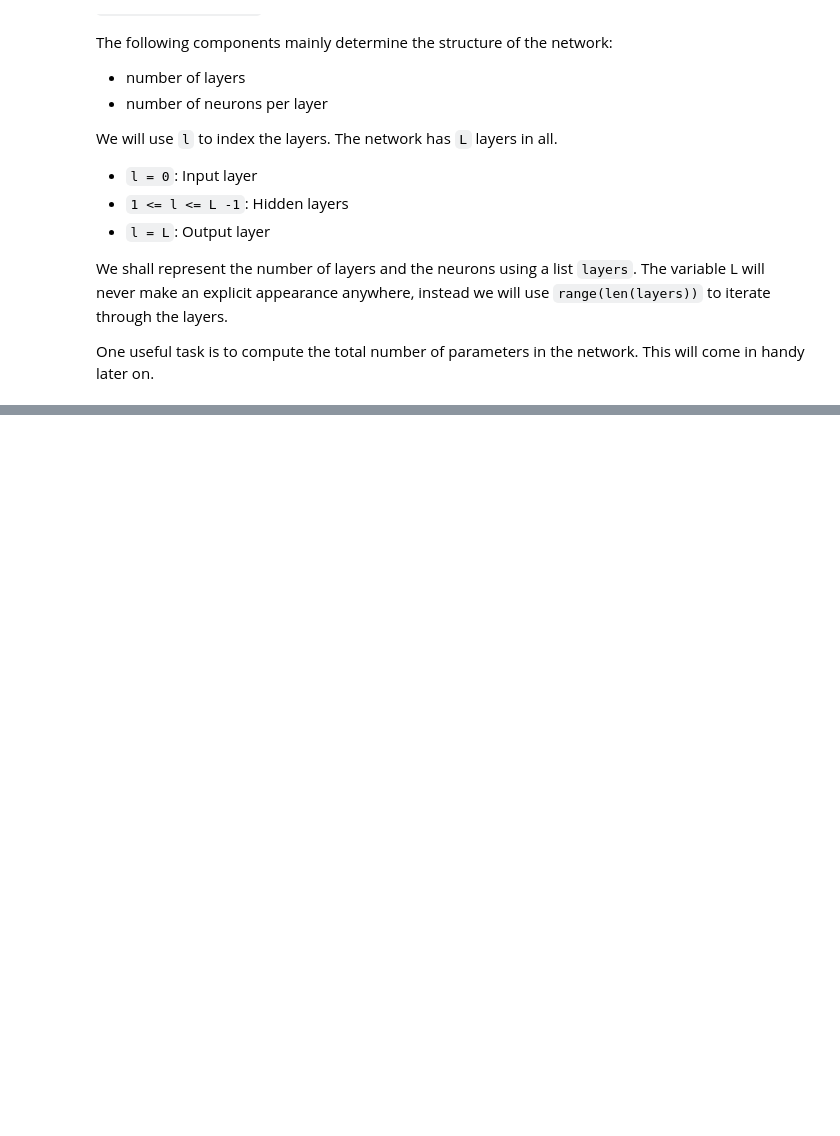
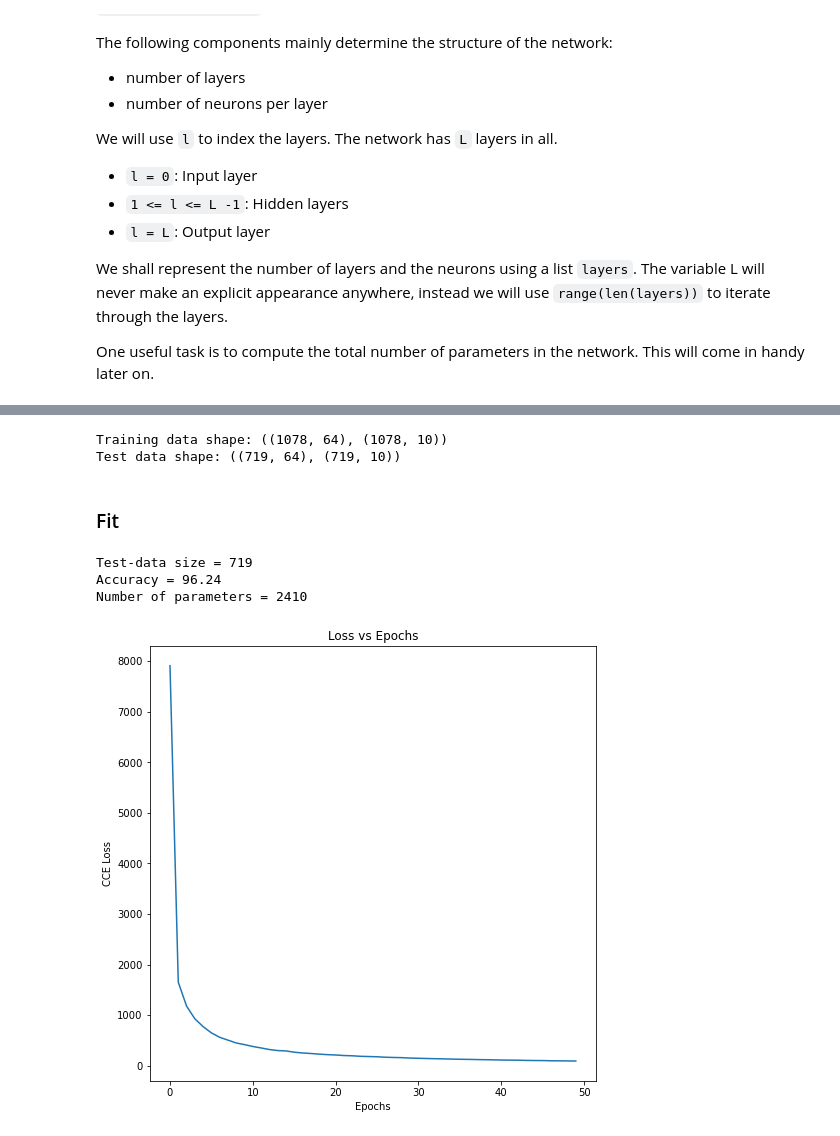
Before and after one commit to ganeshbmc/MLT, a Jupyter notebook: colabs_mlt/wk12_ann_mlt.ipynb, the cells around one changed output, grey strips where cells are left out. Cells and saved outputs as stored; diff of their text form; code cells hidden in the pictures; blank space fills up the shorter version.

```diff
--- a/colabs_mlt/wk12_ann_mlt.ipynb
+++ b/colabs_mlt/wk12_ann_mlt.ipynb
@@ -105,7 +105,7 @@ def softmax(z):
     z -= z.max(axis=1, keepdims=True)
 
     # Compute row-wise softmax
-    prob = np.exp(z) / np.exp(z).sum(axis=1, keep_dims=True)
+    prob = np.exp(z) / np.exp(z).sum(axis=1, keepdims=True)
 
     # Check if the row probability is a probability distribution
     assert np.allclose(prob.sum(axis=1), np.ones(z.shape[0]))
@@ -167,0 +351,46 @@ assert count_params([64, 5, 10]) == (64 * 5 + 5) + (5 * 10 + 10)
+# %%
+def onehot_encoder(y):
+    k = len(np.unique(y))
+    return np.eye(k)[y]
+# %%
+from sklearn.model_selection import train_test_split
+# random_state has the same seed value as rng
+X_train, X_test, y_train, y_test = train_test_split(X, y,
+                                                    test_size=0.4,
+                                                    random_state=seed)
+Y_train = onehot_encoder(y_train)
+Y_test = onehot_encoder(y_test)
+print(f"Training data shape: {X_train.shape, Y_train.shape}")
+print(f"Test data shape: {X_test.shape, Y_test.shape}")
+# %% [output]
+Training data shape: ((1078, 64), (1078, 10))
+Test data shape: ((719, 64), (719, 10))
+# %% [markdown]
+### Fit
+# %%
+# Initialize the network
+layers = [isize, 32, osize]
+network = Network(layers, activation_choice='sigmoid',
+                            output_choice='softmax',
+                            loss_choice='cce')
+# Fit the network on the data
+epochs = 50
+network.fit(X_train, Y_train, lr=0.01, epochs=epochs, batch_size=10)
+
+# Plot the losses
+plt.figure(figsize=(8,8))
+plt.plot(range(epochs), network.losses)
+plt.title(f"Loss vs Epochs")
+plt.xlabel(f"Epochs")
+plt.ylabel(f"CCE Loss")
+
+# Compute the accuracy
+accuracy = np.sum(network.predict(X_test) == y_test) / X_test.shape[0] * 100
+print(f"Test-data size = {X_test.shape[0]}")
+print(f"Accuracy = {accuracy:.2f}")
+print(f"Number of parameters = {count_params(layers)}")
+# %% [output]
+Test-data size = 719
+Accuracy = 96.24
+Number of parameters = 2410
+[figure, added]
```
Also changed, not shown: parts of 21 cells of this notebook.
